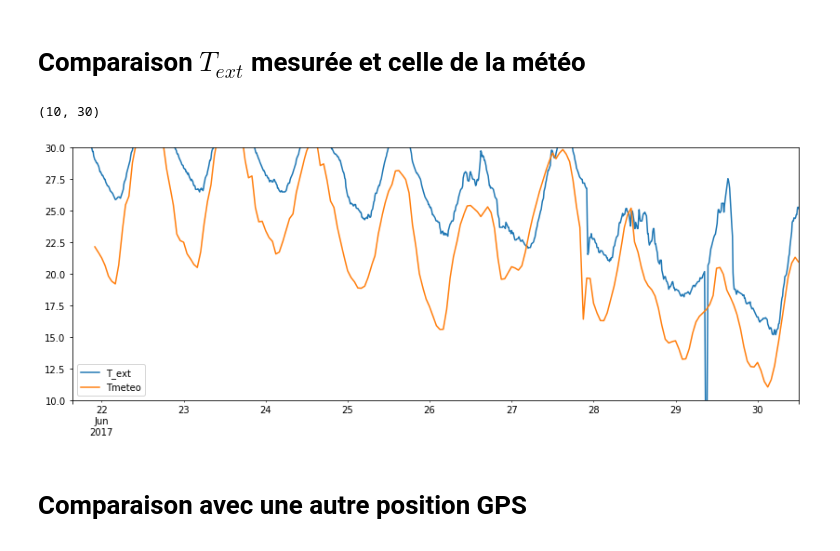
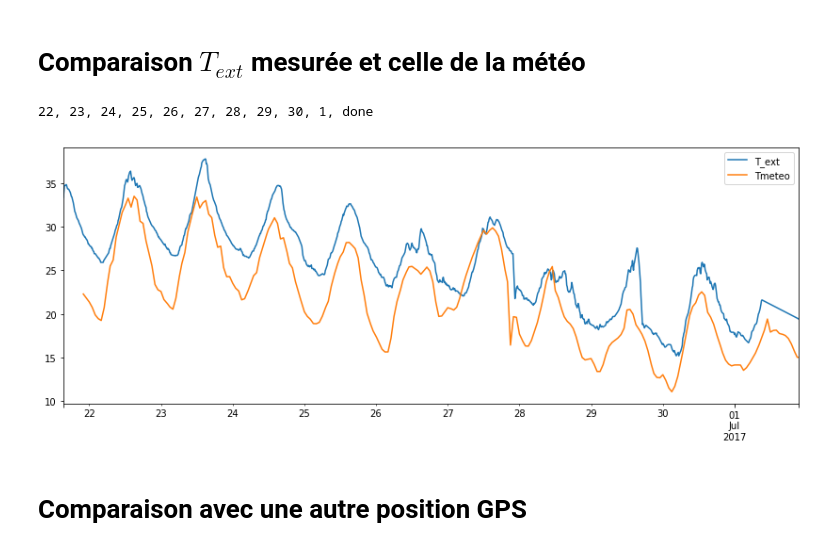
Before and after one commit to xdze2/thermique_appart, a Jupyter notebook: Comparaison_Text.ipynb, the cells around one changed output. Cells and saved outputs as stored; diff of their text form; code cells hidden in the pictures.

```diff
--- a/Comparaison_Text.ipynb
+++ b/Comparaison_Text.ipynb
@@ -12,10 +12,12 @@ import weatherfeed as wf
 # %%
 coords_grenoble = (45.1973288, 5.7139923) #(45.1973288, 5.7103223)
 
-startday, lastday = pd.to_datetime('22/06/2017'), pd.to_datetime('now')
+startday, lastday = pd.to_datetime('22/06/2017', format='%d/%m/%Y'), pd.to_datetime('now')
 # %%
 # download the data:
 data = wf.buildmultidayDF(startday, lastday, coords_grenoble )
+# %% [output]
+22, 23, 24, 25, 26, 27, 28, 29, 30, 1, done
 # %%
 import emoncmsfeed as getfeeds
 # %%
@@ -27,10 +29,9 @@ df = getfeeds.builddataframe( feeds, dataframefreq ) # startdate=pd.to_datetime(
 df['Tmeteo'] = data['temperature']
 df = df.interpolate()
 # %%
-df.plot( figsize=(14, 5) ); plt.ylim([10, 30])
+df.plot( figsize=(14, 5) ); # plt.ylim([10, 30])
 # %% [output]
-(10, 30)
-[figure, old version]
+[figure, new version]
 # %% [markdown]
 # Comparaison avec une autre position GPS
 # %%
```
Also changed, not shown: parts of 4 cells of this notebook, 1 other file.
